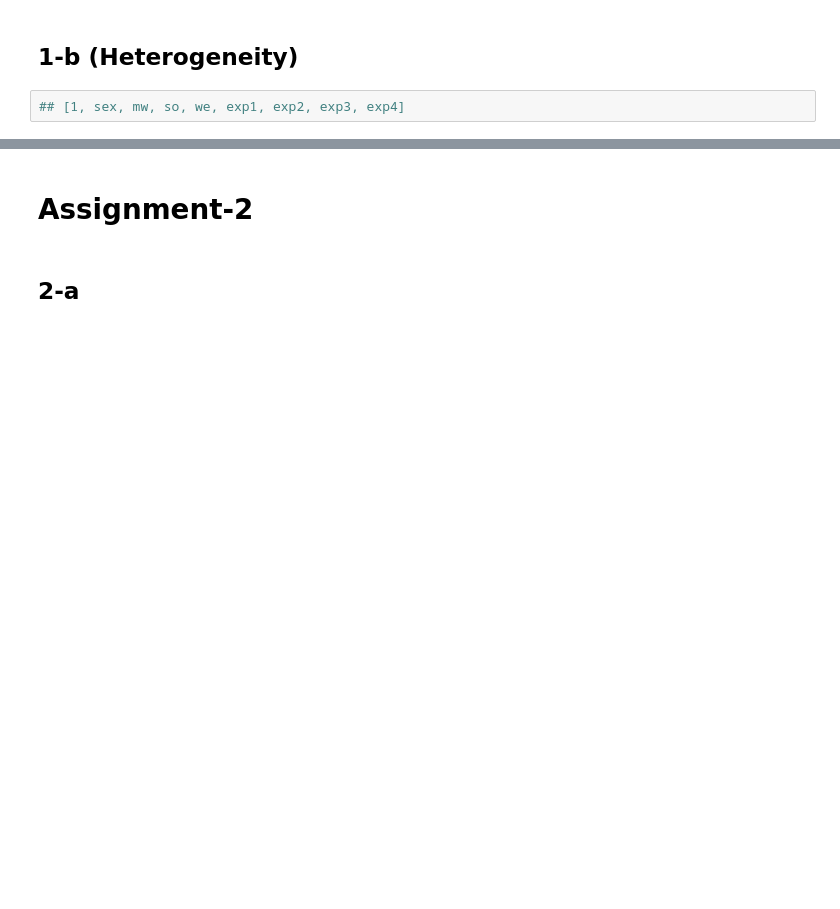
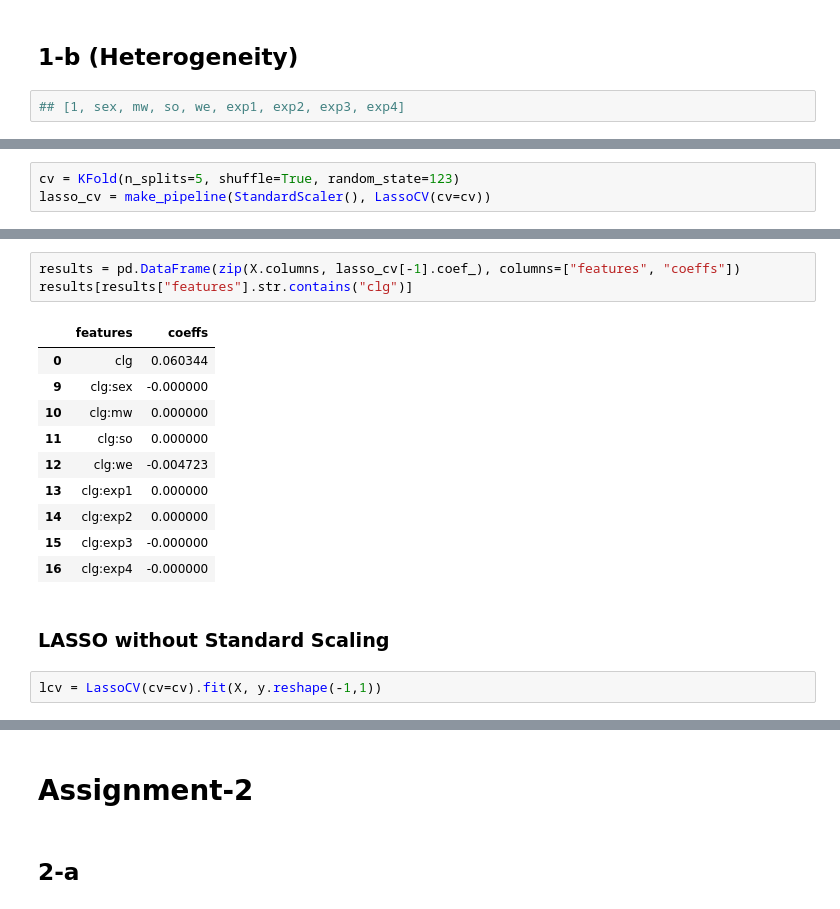
Before and after one commit to pradyumna-singh/MetricsMLNotebooks, a Jupyter notebook: hw/hw-2/HW-2.ipynb, the cells around one changed output, grey strips where cells are left out. Saved outputs shown, nothing was run; the diff lists cells and outputs as text; blank space fills up the shorter version.

```diff
--- a/hw/hw-2/HW-2.ipynb
+++ b/hw/hw-2/HW-2.ipynb
@@ -315,0 +289,3 @@ for c in interaction_cols:
+# %%
+cv = KFold(n_splits=5, shuffle=True, random_state=123)
+lasso_cv = make_pipeline(StandardScaler(), LassoCV(cv=cv))
@@ -315,0 +298,18 @@ for c in interaction_cols:
+# %%
+results = pd.DataFrame(zip(X.columns, lasso_cv[-1].coef_), columns=["features", "coeffs"])
+results[results["features"].str.contains("clg")]
+# %% [output]
+|  | features | coeffs |
+| 0 | clg | 0.060344 |
+| 9 | clg:sex | -0.000000 |
+| 10 | clg:mw | 0.000000 |
+| 11 | clg:so | 0.000000 |
+| 12 | clg:we | -0.004723 |
+| 13 | clg:exp1 | 0.000000 |
+| 14 | clg:exp2 | 0.000000 |
+| 15 | clg:exp3 | -0.000000 |
+| 16 | clg:exp4 | -0.000000 |
+# %% [markdown]
+### LASSO without Standard Scaling
+# %%
+lcv = LassoCV(cv=cv).fit(X, y.reshape(-1,1))
```
Also changed, not shown: parts of 55 cells of this notebook.
